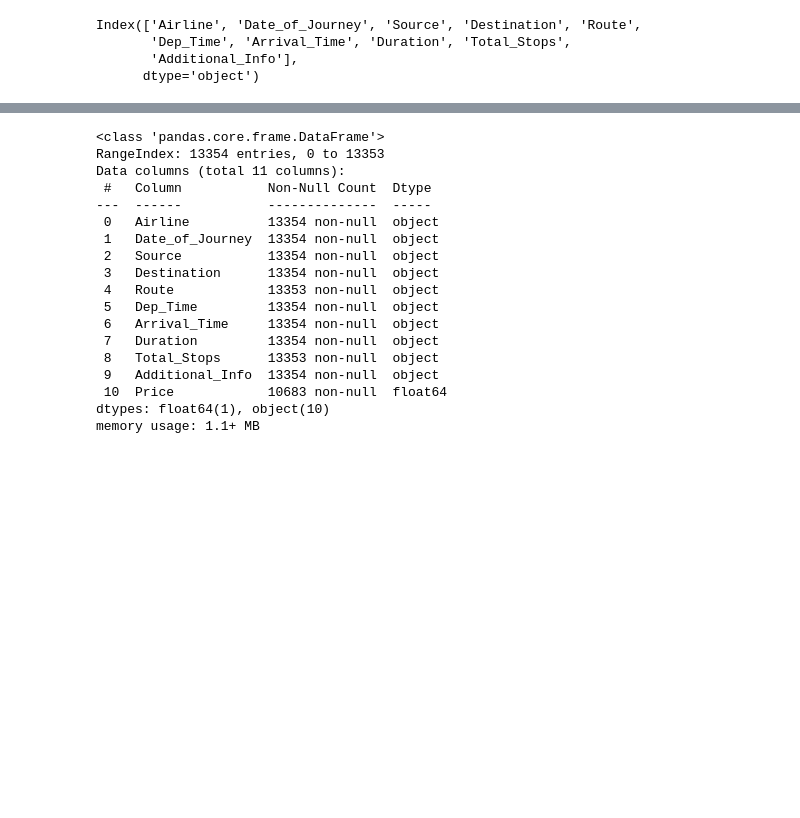
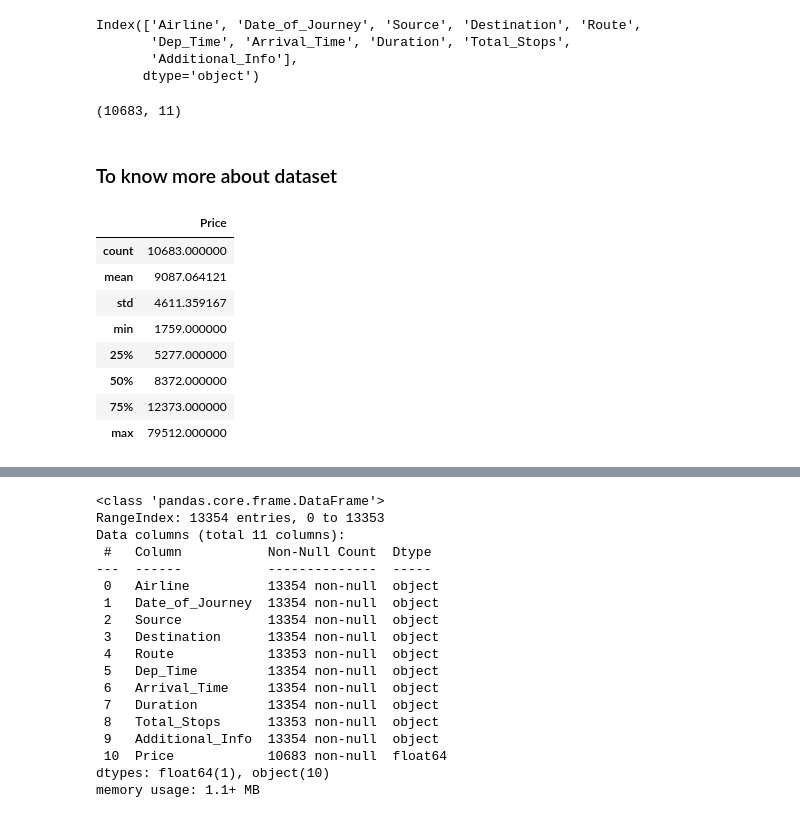
Before and after one commit to mhdnihas/Sample_Projects_DataScience, a Jupyter notebook: flight_prediction.ipynb, the cells around one changed output, grey strips where cells are left out. Drawn from its saved outputs; the diff is of its cells as text; code cells hidden in the pictures; blank space fills up the shorter version.

```diff
--- a/flight_prediction.ipynb
+++ b/flight_prediction.ipynb
@@ -44,3 +51,21 @@ Index(['Airline', 'Date_of_Journey', 'Source', 'Destination', 'Route',
        'Dep_Time', 'Arrival_Time', 'Duration', 'Total_Stops',
        'Additional_Info'],
       dtype='object')
+# %%
+train_df.shape
+# %% [output]
+(10683, 11)
+# %% [markdown]
+### To know more about dataset
+# %%
+train_df.describe()
+# %% [output]
+|  | Price |
+| count | 10683.000000 |
+| mean | 9087.064121 |
+| std | 4611.359167 |
+| min | 1759.000000 |
+| 25% | 5277.000000 |
+| 50% | 8372.000000 |
+| 75% | 12373.000000 |
+| max | 79512.000000 |
```
Also changed, not shown: parts of 10 cells of this notebook.
